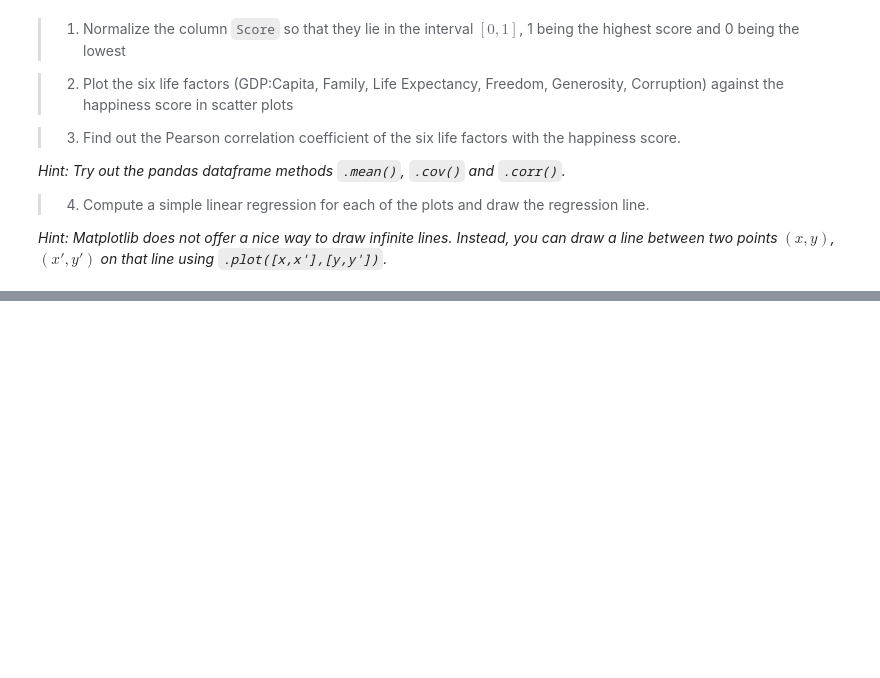
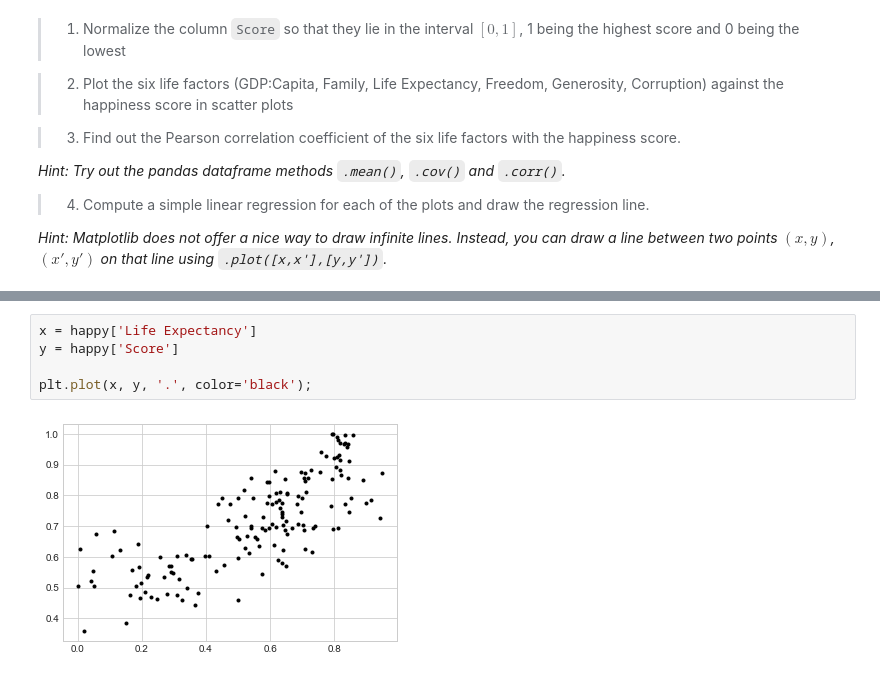
Before and after one commit to marklunch/FDS1, a Jupyter notebook: Jupyter/09-regression.ipynb, the cells around one changed output, grey strips where cells are left out. Cells and saved outputs as stored; diff of their text form; blank space fills up the shorter version.

```diff
--- a/Jupyter/09-regression.ipynb
+++ b/Jupyter/09-regression.ipynb
@@ -46,0 +61,7 @@ happy.head()
+# %%
+x = happy['Life Expectancy']
+y = happy['Score']
+
+plt.plot(x, y, '.', color='black');
+# %% [output]
+[figure, added]
```
Also changed, not shown: parts of 8 cells of this notebook.
